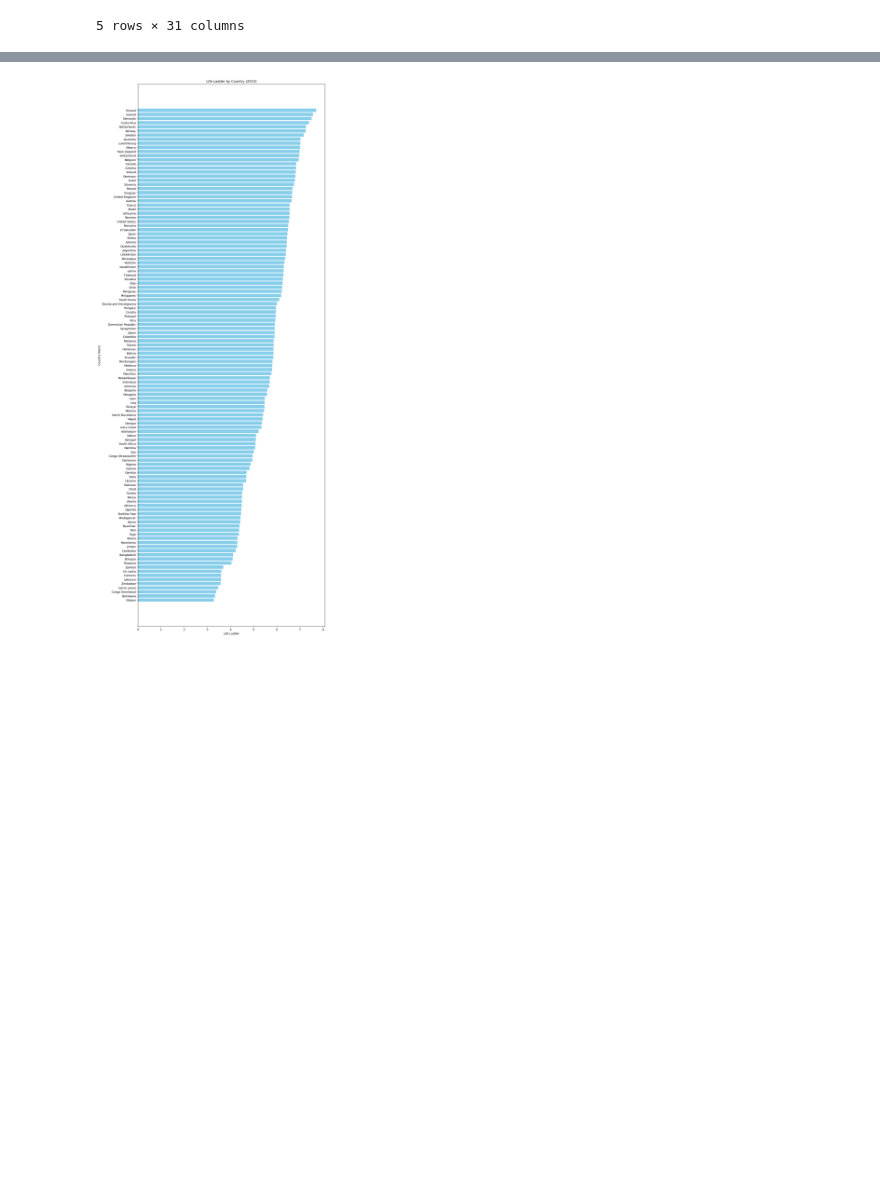
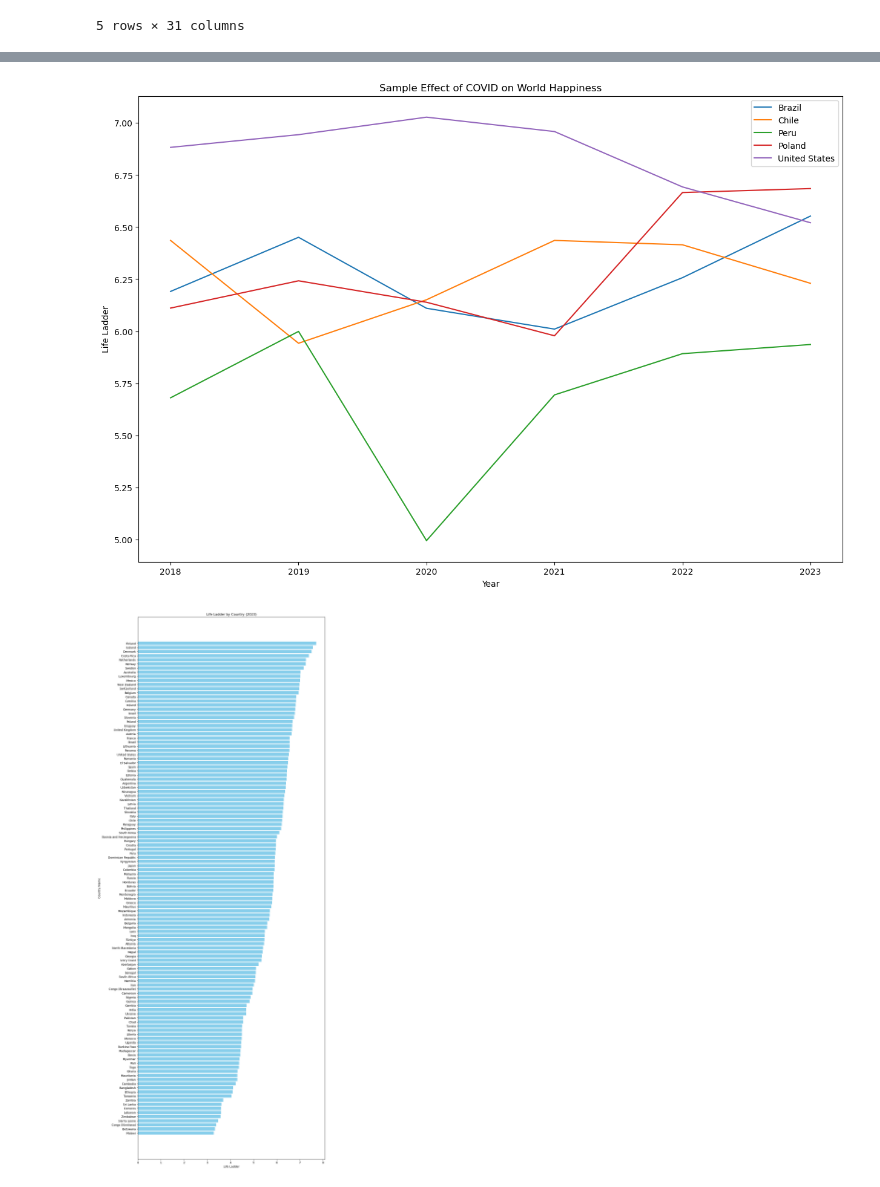
Before and after one commit to Mahmoud-Exp626/Project-1-Repo, a Jupyter notebook: WH_analysis.ipynb, the cells around one changed output, grey strips where cells are left out. Saved outputs shown, nothing was run; the diff lists cells and outputs as text; code cells hidden in the pictures; blank space fills up the shorter version.

```diff
--- a/WH_analysis.ipynb
+++ b/WH_analysis.ipynb
@@ -161,3 +166,11 @@ wh_df_merge.head()
 | 3 | 90 | South Africa | 2013 | 3.661 | 9.548 | 0.839 | ... |
 | 4 | 34 | Gabon | 2013 | 3.800 | 9.593 | 0.733 | ... |
 5 rows × 31 columns
+# %%
+country_names = ["Peru","United States","Chile","Brazil","Poland"]
+
+# wh_covid_df = wh_df.groupby("Country", )
+
+wh_covid_df = wh_df.loc[(wh_df["Year"] >= 2018) & (wh_df["Country"].isin(country_names)), ["Country", "Year", "Life Ladder"]].reset_index()
+
+wh_covid_df.head()
@@ -164,3 +184,13 @@ wh_df_merge.head()
+# %%
+# COVID Plot
+fig, ax = plt.subplots()
+for country, group in wh_covid_df.groupby('Country'):
+    group.plot(x='Year', y='Life Ladder', label=country, ax=ax, figsize=(15,10),xlabel="Year",ylabel="Life Ladder",title="Sample Effect of COVID on World Happiness")
+
+
+plt.show()
+# %% [output]
+[figure, added]
 # %%
 # Create a bar chart showing life ladder score for every country.
 
```
Also changed, not shown: parts of 5 cells of this notebook.
